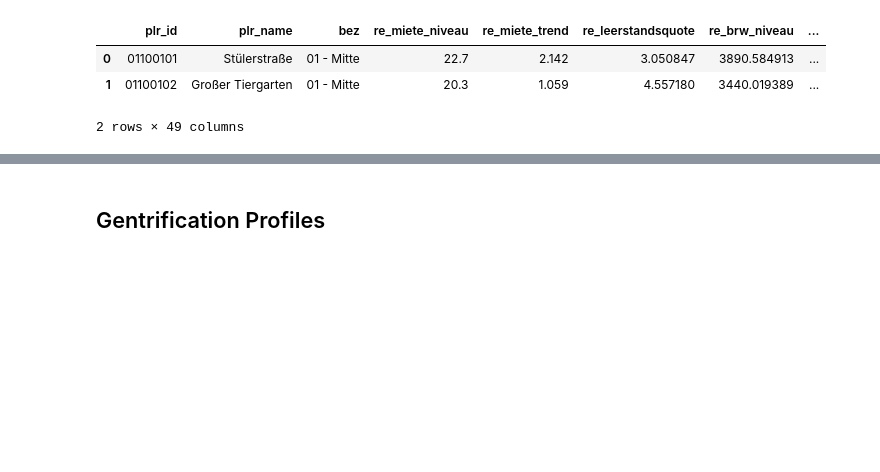
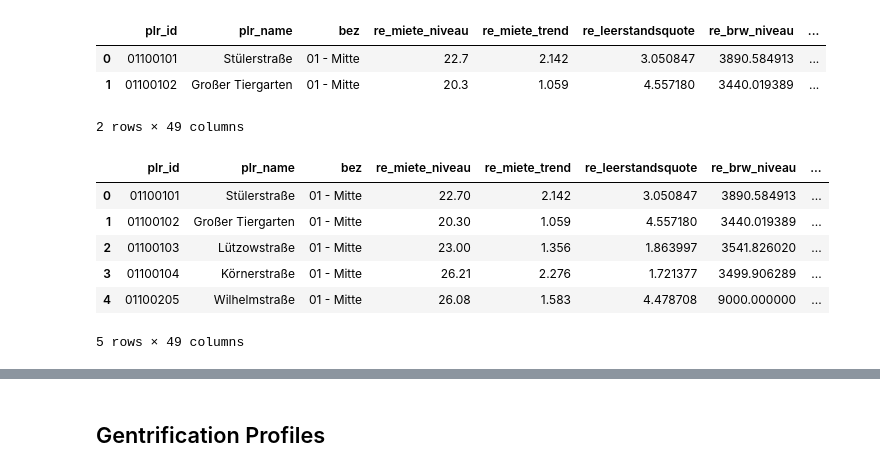
Before and after one commit to mshlg/capstone-kiezkeeper, a Jupyter notebook: notebooks/Module1_clustering/module_1_explore-clusters.ipynb, the cells around one changed output, grey strips where cells are left out. Saved outputs shown, nothing was run; the diff lists cells and outputs as text; code cells hidden in the pictures; blank space fills up the shorter version.

```diff
--- a/notebooks/Module1_clustering/module_1_explore-clusters.ipynb
+++ b/notebooks/Module1_clustering/module_1_explore-clusters.ipynb
@@ -45,3 +45,15 @@ df.head(2)
 | 0 | 01100101 | Stülerstraße | 01 - Mitte | 22.7 | 2.142 | 3.050847 | 3890.584913 | ... |
 | 1 | 01100102 | Großer Tiergarten | 01 - Mitte | 20.3 | 1.059 | 4.557180 | 3440.019389 | ... |
 2 rows × 49 columns
+# %%
+#rename columns from german > english (ms = milieuschutz: protected area under § 172 BGB)
+df.rename(columns={"milieu_anteil": "ms_portion", "milieu_majoritaet": "ms_over50"}, inplace = True)
+df.head()
+# %% [output]
+|  | plr_id | plr_name | bez | re_miete_niveau | re_miete_trend | re_leerstandsquote | re_brw_niveau | ... |
+| 0 | 01100101 | Stülerstraße | 01 - Mitte | 22.70 | 2.142 | 3.050847 | 3890.584913 | ... |
+| 1 | 01100102 | Großer Tiergarten | 01 - Mitte | 20.30 | 1.059 | 4.557180 | 3440.019389 | ... |
+| 2 | 01100103 | Lützowstraße | 01 - Mitte | 23.00 | 1.356 | 1.863997 | 3541.826020 | ... |
+| 3 | 01100104 | Körnerstraße | 01 - Mitte | 26.21 | 2.276 | 1.721377 | 3499.906289 | ... |
+| 4 | 01100205 | Wilhelmstraße | 01 - Mitte | 26.08 | 1.583 | 4.478708 | 9000.000000 | ... |
+5 rows × 49 columns
```
Also changed, not shown: parts of 13 cells of this notebook, 3 other files.
